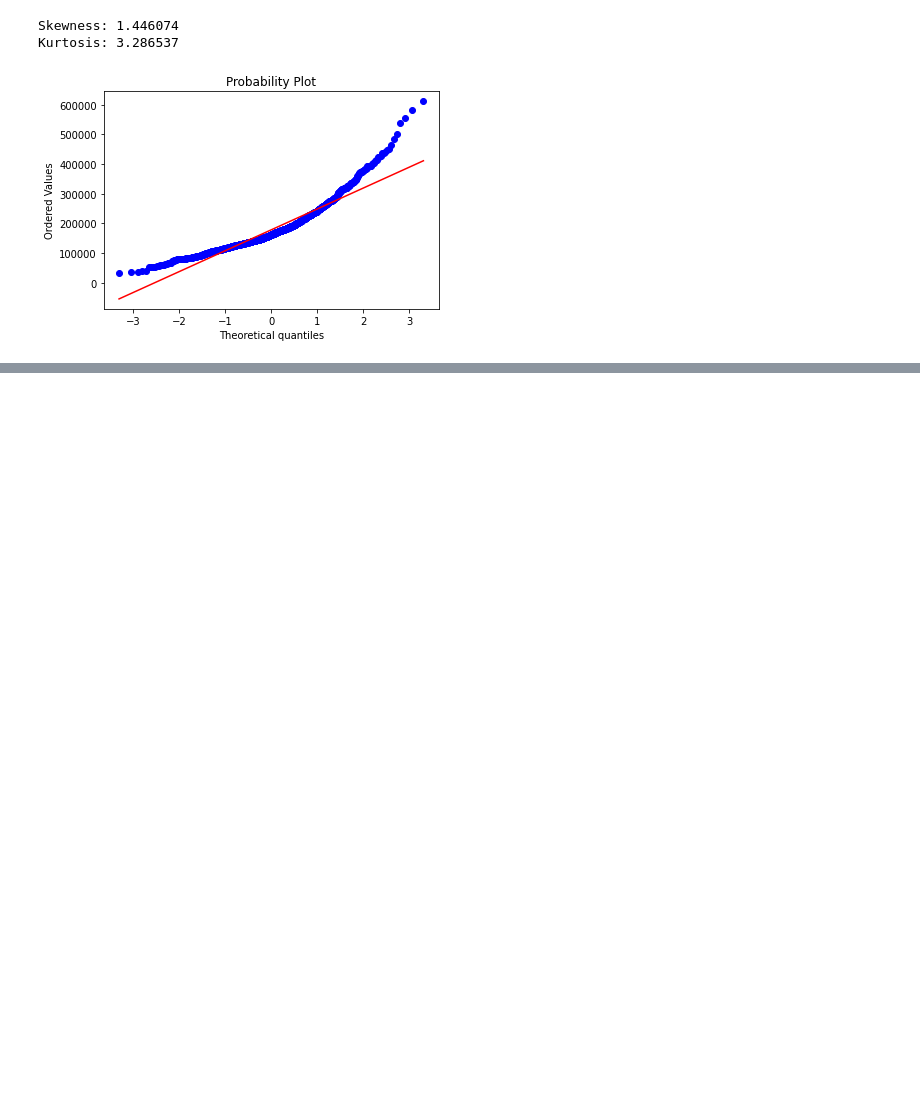
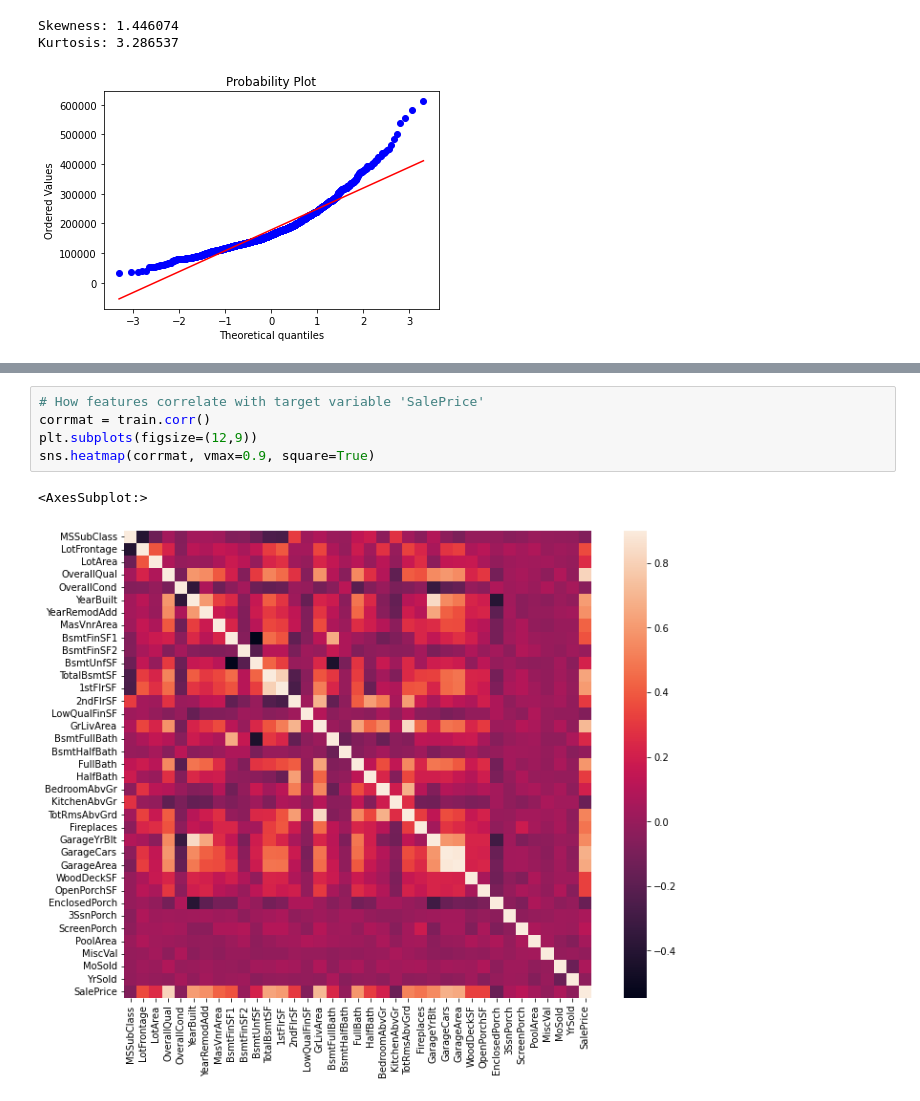
Before and after one commit to artemedius/repo, a Jupyter notebook: houseprice forecast/proj2.ipynb, the cells around one changed output, grey strips where cells are left out. Cells and saved outputs as stored; diff of their text form; blank space fills up the shorter version.

```diff
--- a/houseprice forecast/proj2.ipynb
+++ b/houseprice forecast/proj2.ipynb
@@ -145,0 +178,8 @@ SalePrice is also positively skewed, what a surprise! 😆
+# %%
+# How features correlate with target variable 'SalePrice'
+corrmat = train.corr()
+plt.subplots(figsize=(12,9))
+sns.heatmap(corrmat, vmax=0.9, square=True)
+# %% [output]
+<AxesSubplot:>
+[figure, added]
```
Also changed, not shown: parts of 10 cells of this notebook.
